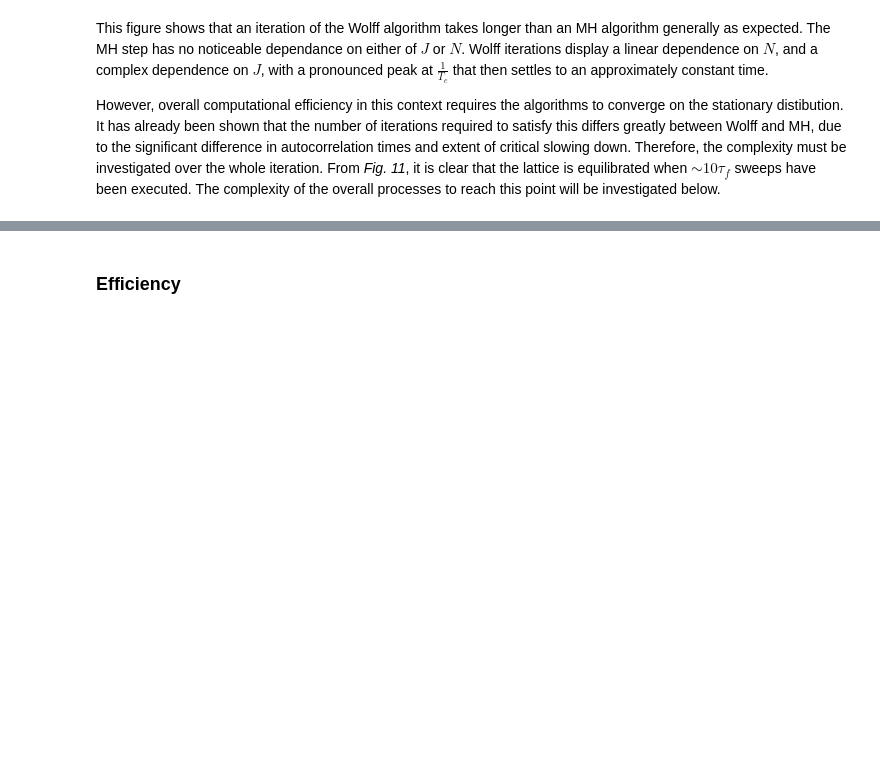
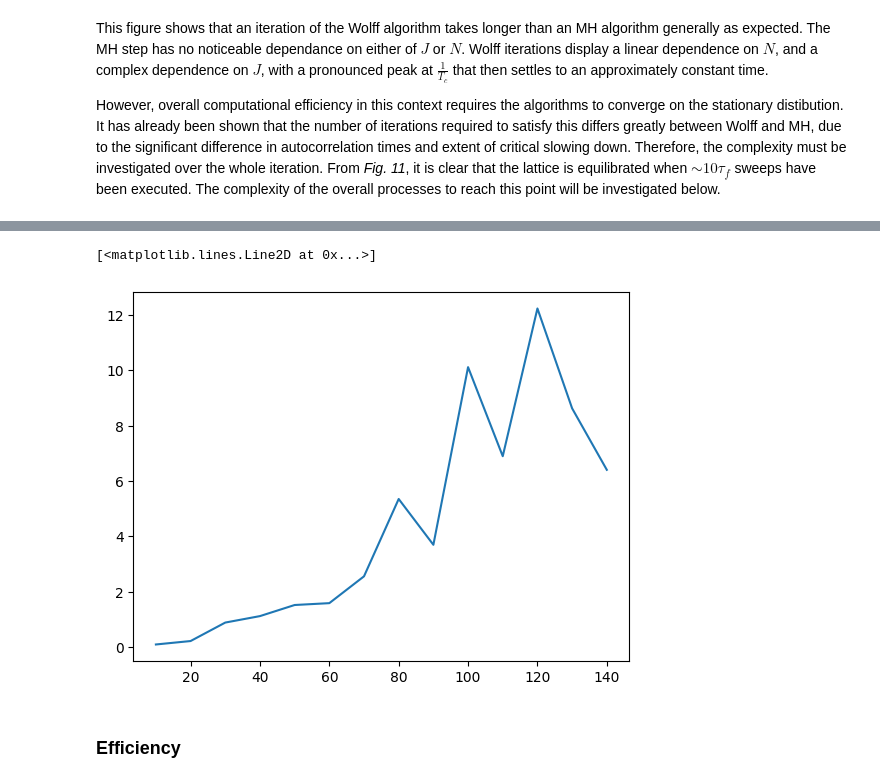
Before and after one commit to Part-II-Computational-Physics/cluster-algorithms-for-monte-carlo-jbd29, a Jupyter notebook: isiing set up 2.ipynb, the cells around one changed output, grey strips where cells are left out. Cells and saved outputs as stored; diff of their text form; code cells hidden in the pictures; blank space fills up the shorter version.

```diff
--- a/isiing set up 2.ipynb
+++ b/isiing set up 2.ipynb
@@ -724,14 +724,18 @@ This figure shows that an iteration of the Wolff algorithm takes longer than an
 
 However, overall computational efficiency in this context requires the algorithms to converge on the stationary distibution. It has already been shown that the number of iterations required to satisfy this differs greatly between Wolff and MH, due to the significant difference in autocorrelation times and extent of critical slowing down. Therefore, the complexity must be investigated over the whole iteration. From *Fig. 11*, it is clear that the lattice is equilibrated when $\sim 10\tau_f$ sweeps have been executed. The complexity of the overall processes to reach this point will be investigated below.
 # %%
-lattice_widths = np.arange(10,100,10)
+lattice_widths = np.arange(10,150,10)
 MH_autocorr_time_against_width = []
+
 for width in lattice_widths:
-    lattice = make_lattice(width,1)
-    Ms, sweeps = evolve_and_compute_M(lattice,1,1,0,100000)
-    MH_autocov = compute_autocovariance(Ms,100000)
-    MH_autocorr_time_against_width.append(estimate_correlation_time(MH_autocov))
-    print(width)
+    for i in range(5):
+        temp = []
+        lattice = make_lattice(width,1)
+        Ms, sweeps = evolve_and_compute_M(lattice,1,1,0,100000)
+        MH_autocov = compute_autocovariance(Ms,100000)
+        temp.append(estimate_correlation_time(MH_autocov))
+        print(i, width)
+    MH_autocorr_time_against_width.append(np.mean(temp))
 
-print(MH_autocorr_time_against_width)
+np.save('MH_autocorr_time_against_width.npy', MH_autocorr_time_against_width)
 # %% [output]
@@ -747,0 +759,13 @@ print(MH_autocorr_time_against_width)
+# %%
+MH_autocorr_time_against_width = np.load('MH_autocorr_time_against_width.npy')
+print(MH_autocorr_time_against_width)
+lattice_widths = np.arange(10,150,10)
+total_MH_execute_time_width = []
+
+for i in range(len(MH_autocorr_time_against_width)):
+    lattice = make_lattice(lattice_widths[i],1)
+    start = time.time()
+    Ms, sweeps = evolve_and_compute_M(lattice,1,1,0,10*int(MH_autocorr_time_against_width[i]))
+    end = time.time()
+    total_MH_execute_time_width.append(end - start)
+    print(i)
@@ -748,3 +788,8 @@ print(MH_autocorr_time_against_width)
+# %%
+plt.plot(lattice_widths, total_MH_execute_time_width)
+# %% [output]
+[<matplotlib.lines.Line2D at 0x...>]
+[figure, added]
 # %% [markdown]
 ### Efficiency
 # %% [markdown]
```
Also changed, not shown: parts of 2 cells of this notebook.
